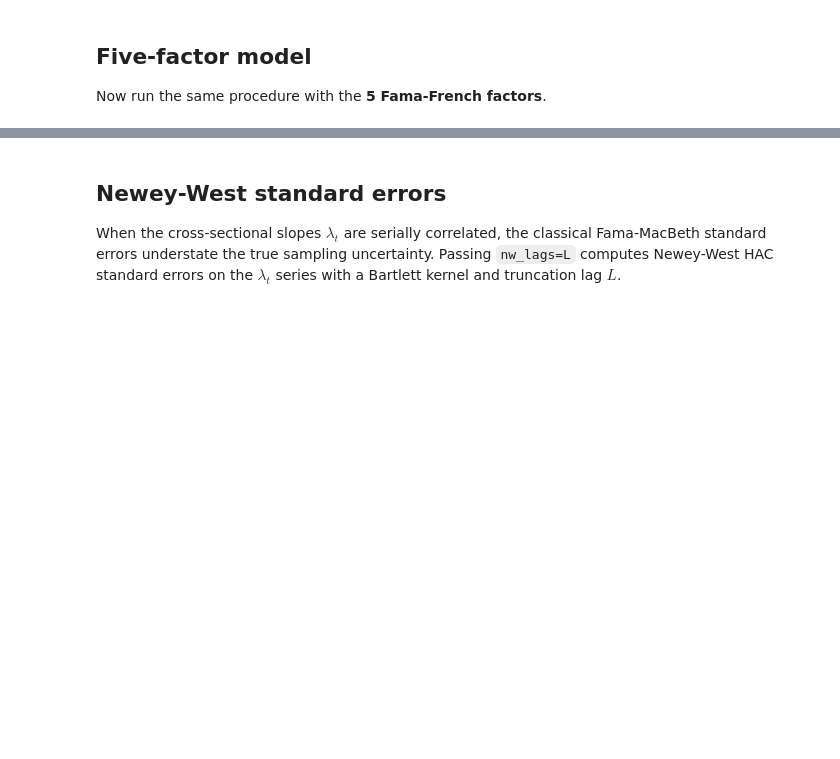
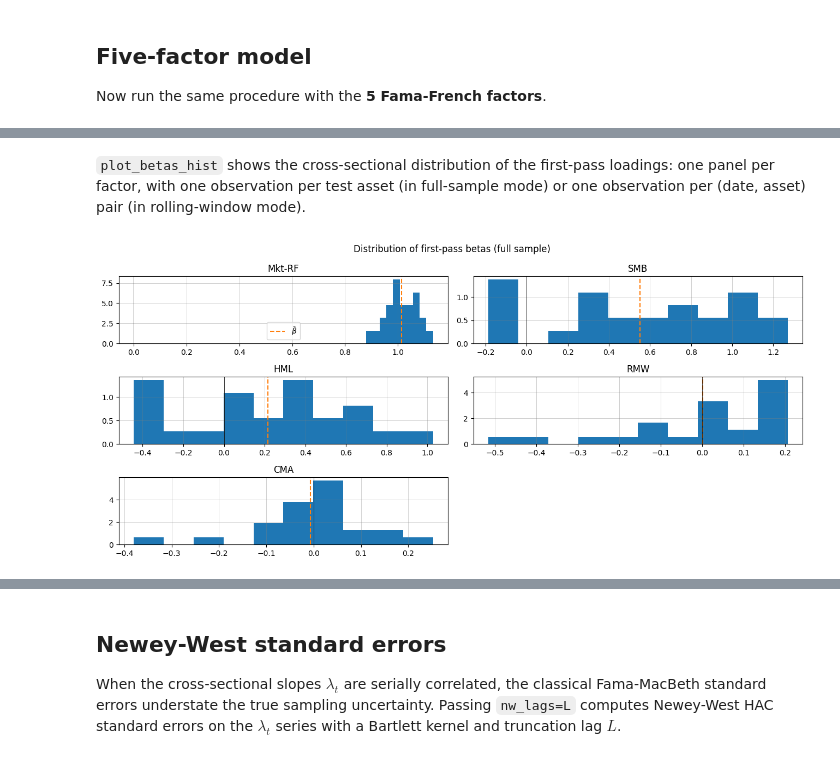
Before and after one commit to gusamarante/empfin, a Jupyter notebook: examples/fama_macbeth.ipynb, the cells around one changed output, grey strips where cells are left out. Cells and saved outputs as stored; diff of their text form; code cells hidden in the pictures; blank space fills up the shorter version.

```diff
--- a/examples/fama_macbeth.ipynb
+++ b/examples/fama_macbeth.ipynb
@@ -109,0 +118,6 @@ fm_5f.plot_alpha_pred(title="Fama-MacBeth - 5-Factor Model")
+# %% [markdown]
+`plot_betas_hist` shows the cross-sectional distribution of the first-pass loadings: one panel per factor, with one observation per test asset (in full-sample mode) or one observation per (date, asset) pair (in rolling-window mode).
+# %%
+fm_5f.plot_betas_hist(title="Distribution of first-pass betas (full sample)")
+# %% [output]
+[figure, added]
```
Also changed, not shown: parts of 20 cells of this notebook, 3 other files.
